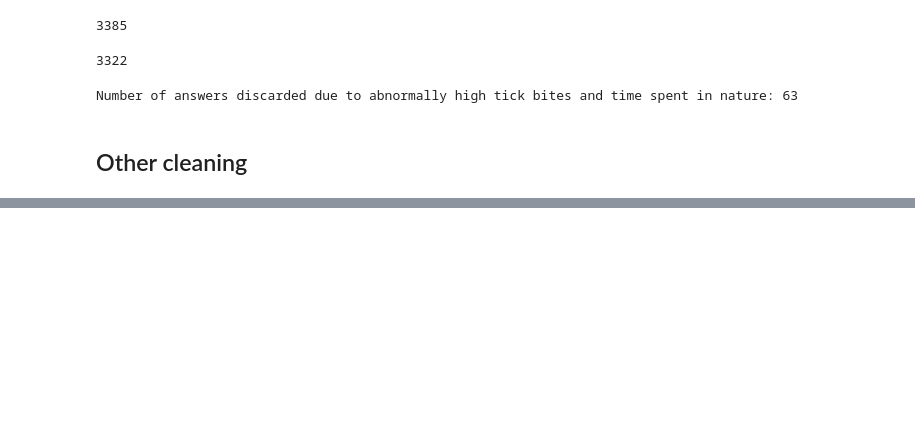
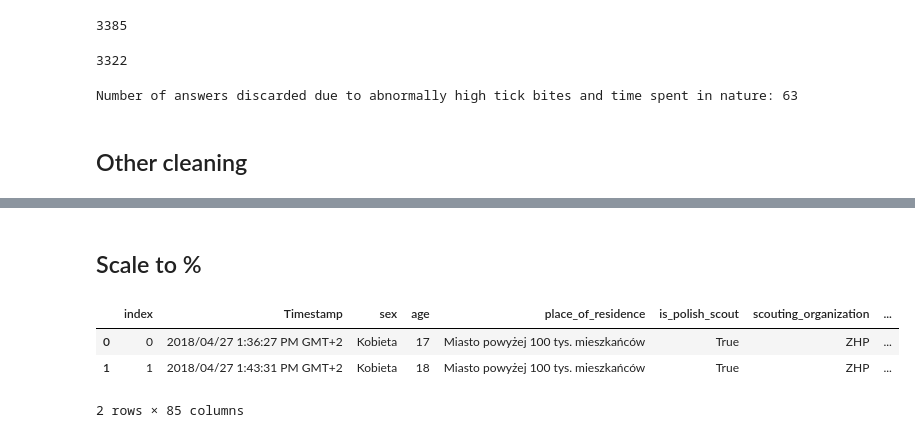
Before and after one commit to krassowska/scouts-and-ticks, a Jupyter notebook: Data_cleaning.ipynb, the cells around one changed output, grey strips where cells are left out. Drawn from its saved outputs; the diff is of its cells as text; code cells hidden in the pictures; blank space fills up the shorter version.

```diff
--- a/Data_cleaning.ipynb
+++ b/Data_cleaning.ipynb
@@ -271,0 +338,4 @@ all_answers = a
+# %%
+columns_with_scores_without_images = list(
+    set(columns_with_scores) - {'tick_picture_score'}
+)
@@ -271,0 +346,20 @@ all_answers = a
+# %%
+g = g.assign(total_score_without_images=Series(
+    float(sum(wiersz))
+    for wiersz in g[columns_with_scores_without_images].itertuples(index=False)
+).values)
+
+g = g.assign(total_score_with_images=Series(
+    float(sum(wiersz))
+    for wiersz in g[columns_with_scores].itertuples(index=False)
+).values)
+# %% [markdown]
+## Scale to %
+# %%
+g['score_as_percent'] = g.total_score_without_images / max_point_n * 100
+g.head(2)
+# %% [output]
+|  | index | Timestamp | sex | age | place_of_residence | is_polish_scout | scouting_organization | ... |
+| 0 | 0 | 2018/04/27 1:36:27 PM GMT+2 | Kobieta | 17 | Miasto powyżej 100 tys. mieszkańców | True | ZHP | ... |
+| 1 | 1 | 2018/04/27 1:43:31 PM GMT+2 | Kobieta | 18 | Miasto powyżej 100 tys. mieszkańców | True | ZHP | ... |
+2 rows × 85 columns
```
Also changed, not shown: parts of 21 cells of this notebook, 2 other files.
